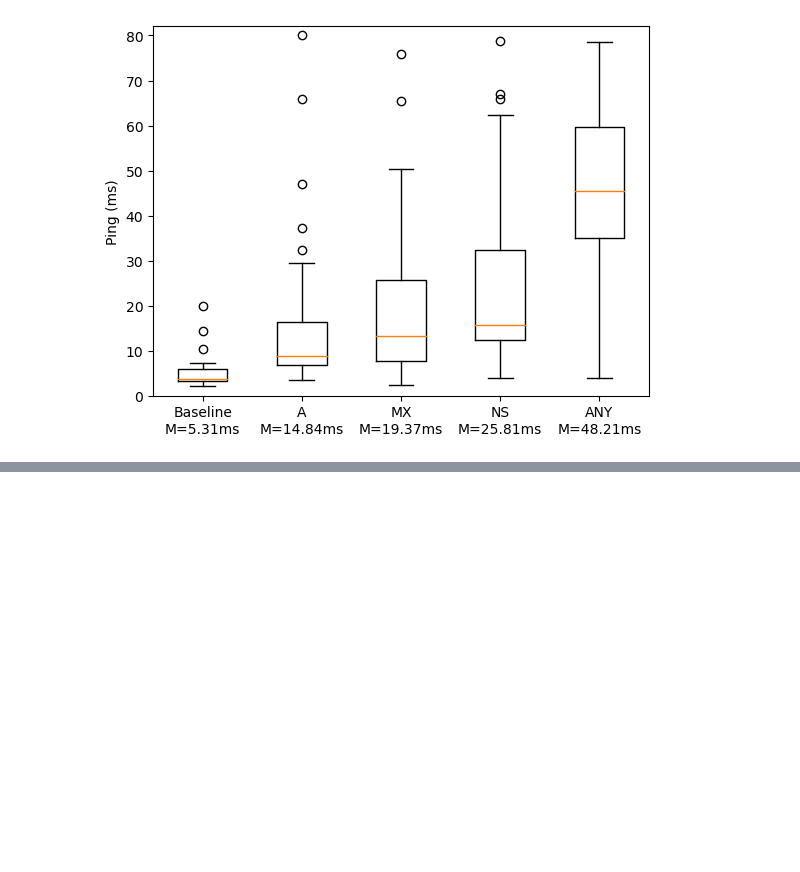
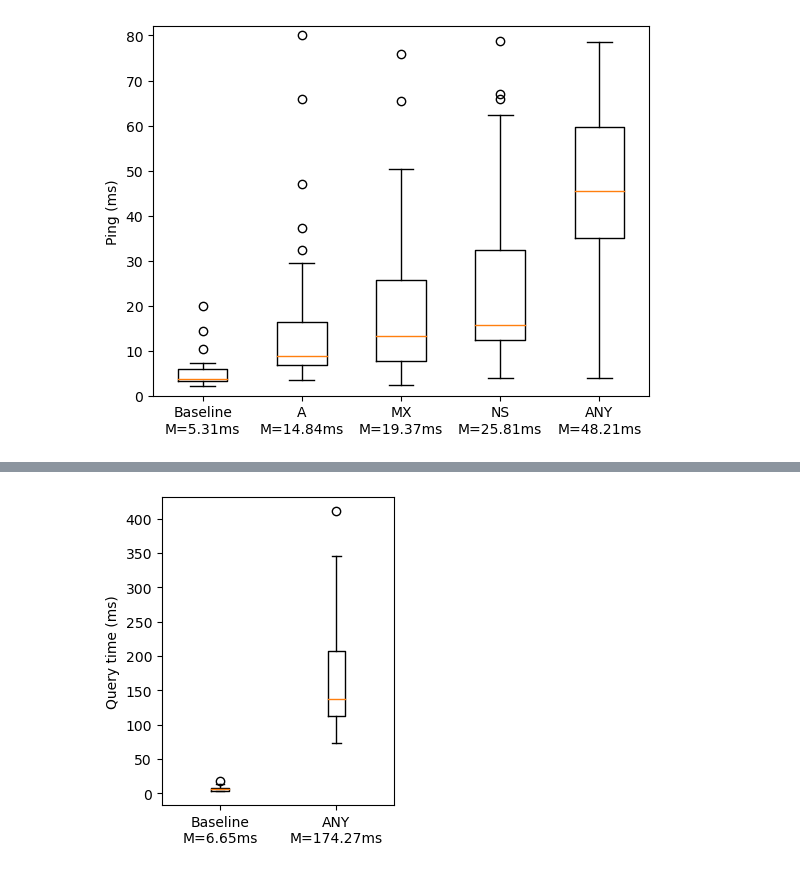
Before and after one commit to AndreaAlberti07/DNS-Reflection-and-Amplification-Attack, a Jupyter notebook: data/network_analysis.ipynb, the cells around one changed output, grey strips where cells are left out. Saved outputs shown, nothing was run; the diff lists cells and outputs as text; code cells hidden in the pictures; blank space fills up the shorter version.

```diff
--- a/data/network_analysis.ipynb
+++ b/data/network_analysis.ipynb
@@ -125,0 +134,40 @@ plt.show()
+# %%
+# List of filenames
+filenames = [ "ANY_50K"]
+xlabels = ["Baseline", "ANY"]
+# Column to create boxplots for
+column_name = 'Query_time'
+
+# List to store the data for each boxplot
+data = []
+
+df = load_df('full_data/network_A_10K.csv')
+# Extract the column data and append to the list
+column_data = df[df['Elapsed_time'] < 60][column_name]
+mean_value = column_data.mean()
+xlabels[0] = xlabels[0] + f"\nM={mean_value:.2f}ms"
+data.append(column_data)
+
+# Iterate over filenames
+for i,f in enumerate(filenames):
+    filename = 'full_data/network_' + f + '.csv'
+    # Import file as DataFrame
+    df = load_df(filename)
+
+    # Extract the column data and append to the list
+    column_data = df[(df['Elapsed_time'] > 60) & (df['Elapsed_time'] < 180)][column_name]
+    mean_value = column_data.mean()
+    xlabels[i+1] = xlabels[i+1] + f"\nM={mean_value:.2f}ms"
+    data.append(column_data)
+
+# Create the boxplot
+plt.figure()
+plt.boxplot(data)
+plt.ylabel("Query time (ms)")
+# plt.ylim(0, 300)
+plt.xticks(range(1, len(xlabels) + 1), xlabels)  # Set the x-axis tick labels as filenames
+
+plt.rcParams["figure.figsize"] = (3,4)
+plt.show()
+# %% [output]
+[figure, added]
```
Also changed, not shown: parts of 3 cells of this notebook, 6 other files.
